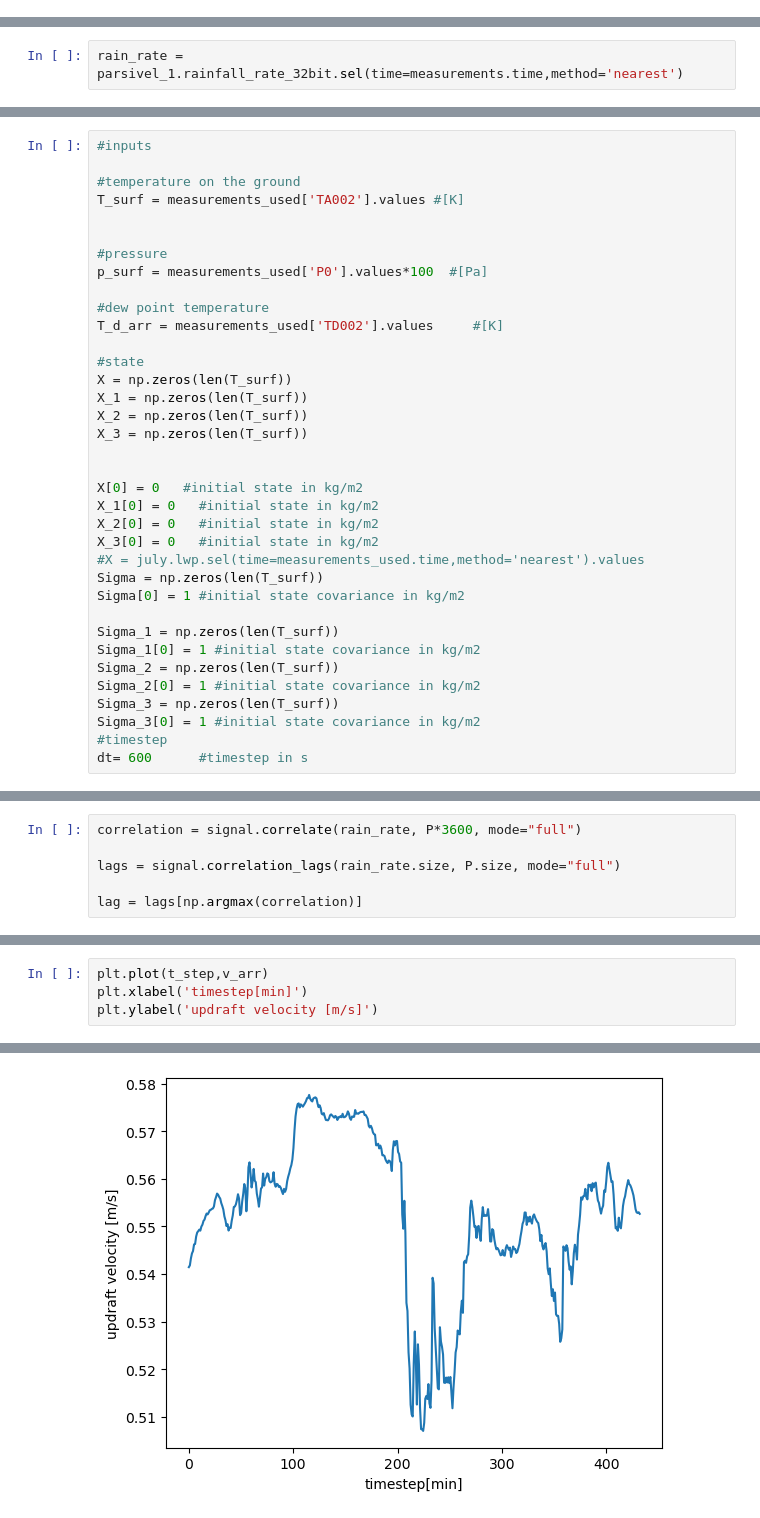
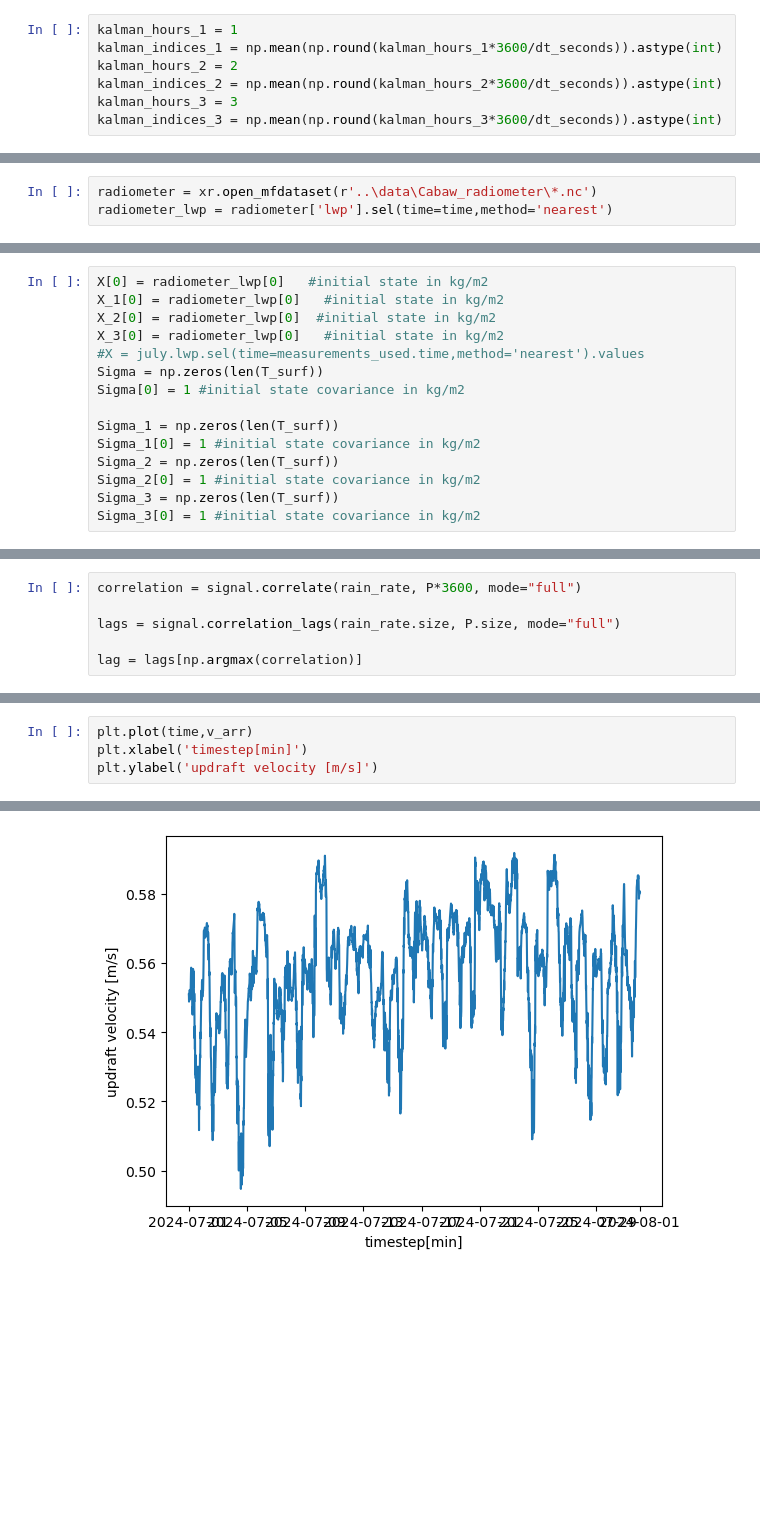
Before and after one commit to char998/rainmodel_conc, a Jupyter notebook: GB84/runs_and_tests_with_kalman.ipynb, the cells around one changed output, grey strips where cells are left out. Cells and saved outputs as stored; diff of their text form; blank space fills up the shorter version.

```diff
--- a/GB84/runs_and_tests_with_kalman.ipynb
+++ b/GB84/runs_and_tests_with_kalman.ipynb
@@ -35,0 +47,7 @@ Data variables: (12/22)
+# %%
+kalman_hours_1 = 1
+kalman_indices_1 = np.mean(np.round(kalman_hours_1*3600/dt_seconds)).astype(int)
+kalman_hours_2 = 2
+kalman_indices_2 = np.mean(np.round(kalman_hours_2*3600/dt_seconds)).astype(int)
+kalman_hours_3 = 3
+kalman_indices_3 = np.mean(np.round(kalman_hours_3*3600/dt_seconds)).astype(int)
@@ -214,2 +70,0 @@ parsivel_1['time'] = datetime_values
-# %%
-rain_rate = parsivel_1.rainfall_rate_32bit.sel(time=measurements.time,method='nearest')
@@ -252,0 +71,3 @@ dt= 600      #timestep in s
+# %%
+radiometer = xr.open_mfdataset(r'..\data\Cabaw_radiometer\*.nc')
+radiometer_lwp = radiometer['lwp'].sel(time=time,method='nearest')
@@ -253,27 +117,8 @@ dt= 600      #timestep in s
 # %%
-#inputs
-
-#temperature on the ground
-T_surf = measurements_used['TA002'].values #[K]
-
-
-#pressure
-p_surf = measurements_used['P0'].values*100  #[Pa]
-
-#dew point temperature
-T_d_arr = measurements_used['TD002'].values     #[K]
-
-#state
-X = np.zeros(len(T_surf))
-X_1 = np.zeros(len(T_surf))
-X_2 = np.zeros(len(T_surf))
-X_3 = np.zeros(len(T_surf))
-
-
-X[0] = 0   #initial state in kg/m2
-X_1[0] = 0   #initial state in kg/m2
-X_2[0] = 0   #initial state in kg/m2
-X_3[0] = 0   #initial state in kg/m2
+X[0] = radiometer_lwp[0]   #initial state in kg/m2
+X_1[0] = radiometer_lwp[0]   #initial state in kg/m2
+X_2[0] = radiometer_lwp[0]  #initial state in kg/m2
+X_3[0] = radiometer_lwp[0]   #initial state in kg/m2
 #X = july.lwp.sel(time=measurements_used.time,method='nearest').values
 Sigma = np.zeros(len(T_surf))
 Sigma[0] = 1 #initial state covariance in kg/m2
@@ -284,5 +129,3 @@ Sigma_2 = np.zeros(len(T_surf))
 Sigma_2[0] = 1 #initial state covariance in kg/m2
 Sigma_3 = np.zeros(len(T_surf))
 Sigma_3[0] = 1 #initial state covariance in kg/m2
-#timestep
-dt= 600      #timestep in s
@@ -983,10 +690,10 @@ KeyboardInterrupt:
 # %%
-plt.plot(t_step,v_arr)
+plt.plot(time,v_arr)
 plt.xlabel('timestep[min]')
 plt.ylabel('updraft velocity [m/s]')
 # %% [output]
 Text(0, 0.5, 'updraft velocity [m/s]')
-[figure, old version]
+[figure, new version]
 # %%
 A = np.zeros(30000)
 #for i in range(0,3000):
```
Also changed, not shown: parts of 68 cells of this notebook, 2 other files.
